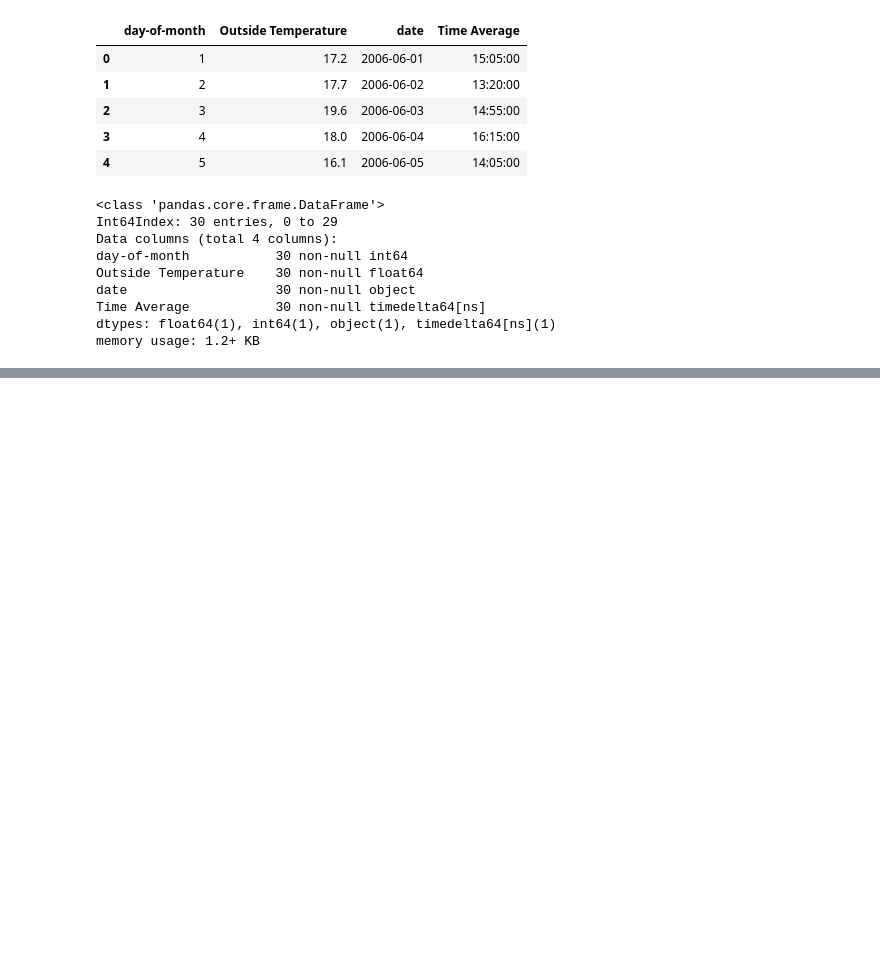
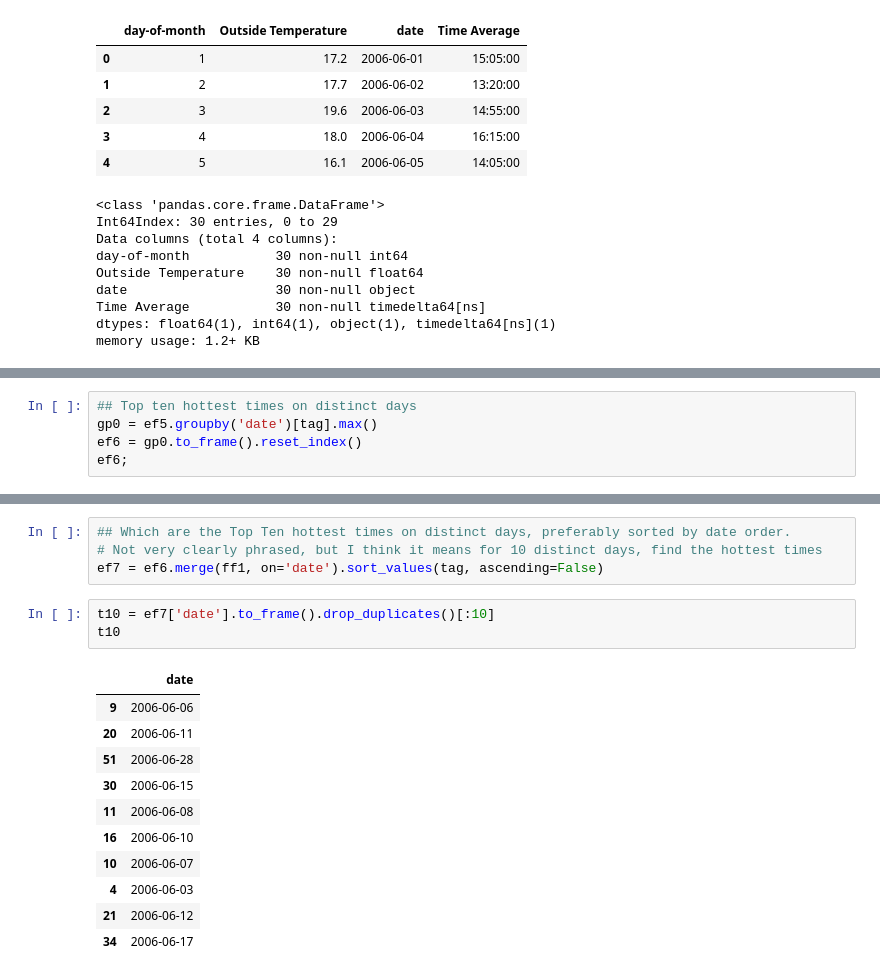
Before and after one commit to eepgwde/pyeg0, a Jupyter notebook: sky0/checks0.ipynb, the cells around one changed output, grey strips where cells are left out. Drawn from its saved outputs; the diff is of its cells as text; blank space fills up the shorter version.

```diff
--- a/sky0/checks0.ipynb
+++ b/sky0/checks0.ipynb
@@ -200,0 +215,5 @@ Name: ddtm0, dtype: timedelta64[ns]
+# %%
+## Top ten hottest times on distinct days
+gp0 = ef5.groupby('date')[tag].max()
+ef6 = gp0.to_frame().reset_index()
+ef6;
@@ -200,0 +259,19 @@ Name: ddtm0, dtype: timedelta64[ns]
+# %%
+## Which are the Top Ten hottest times on distinct days, preferably sorted by date order.
+# Not very clearly phrased, but I think it means for 10 distinct days, find the hottest times
+ef7 = ef6.merge(ff1, on='date').sort_values(tag, ascending=False)
+# %%
+t10 = ef7['date'].to_frame().drop_duplicates()[:10]
+t10
+# %% [output]
+|  | date |
+| 9 | 2006-06-06 |
+| 20 | 2006-06-11 |
+| 51 | 2006-06-28 |
+| 30 | 2006-06-15 |
+| 11 | 2006-06-08 |
+| 16 | 2006-06-10 |
+| 10 | 2006-06-07 |
+| 4 | 2006-06-03 |
+| 21 | 2006-06-12 |
+| 34 | 2006-06-17 |
```
Also changed, not shown: parts of 15 cells of this notebook.
